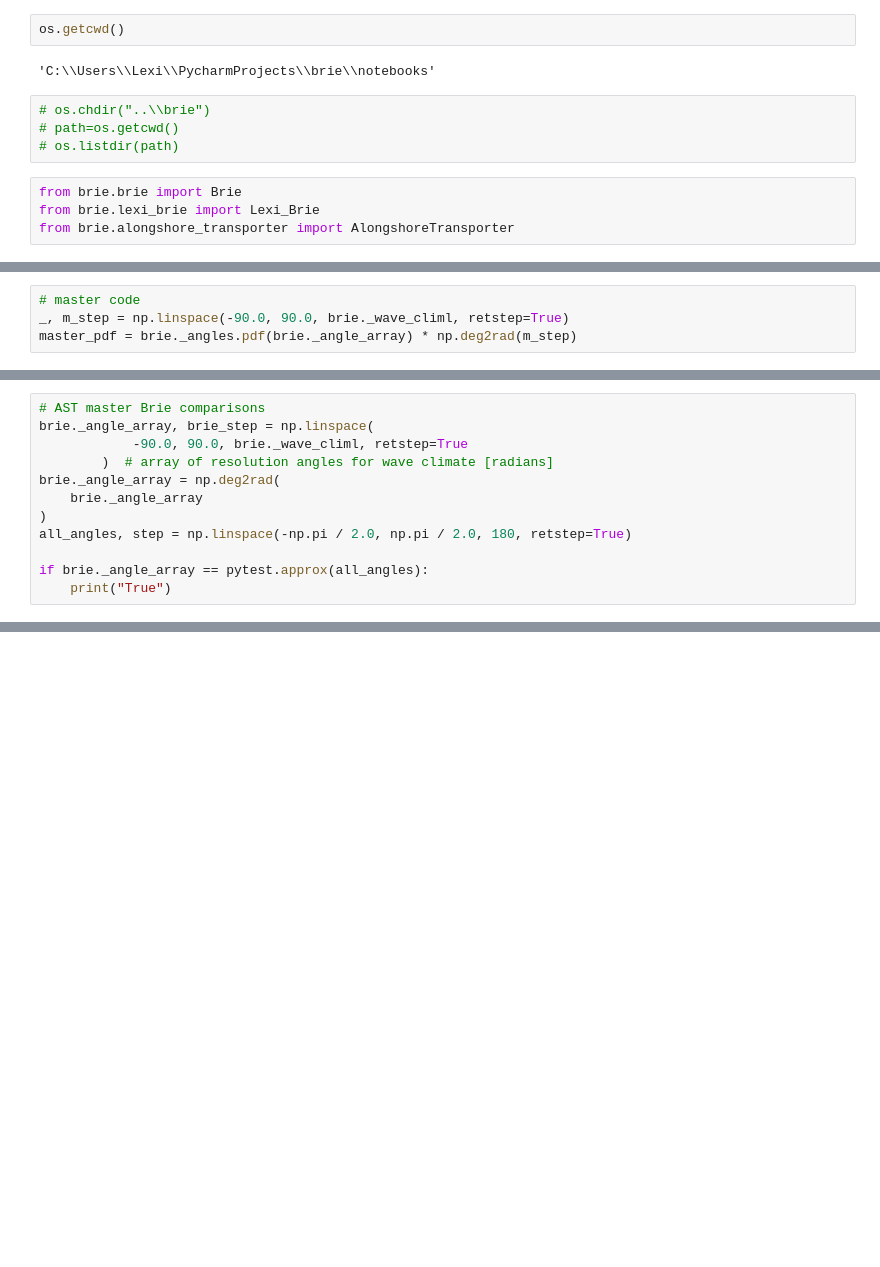
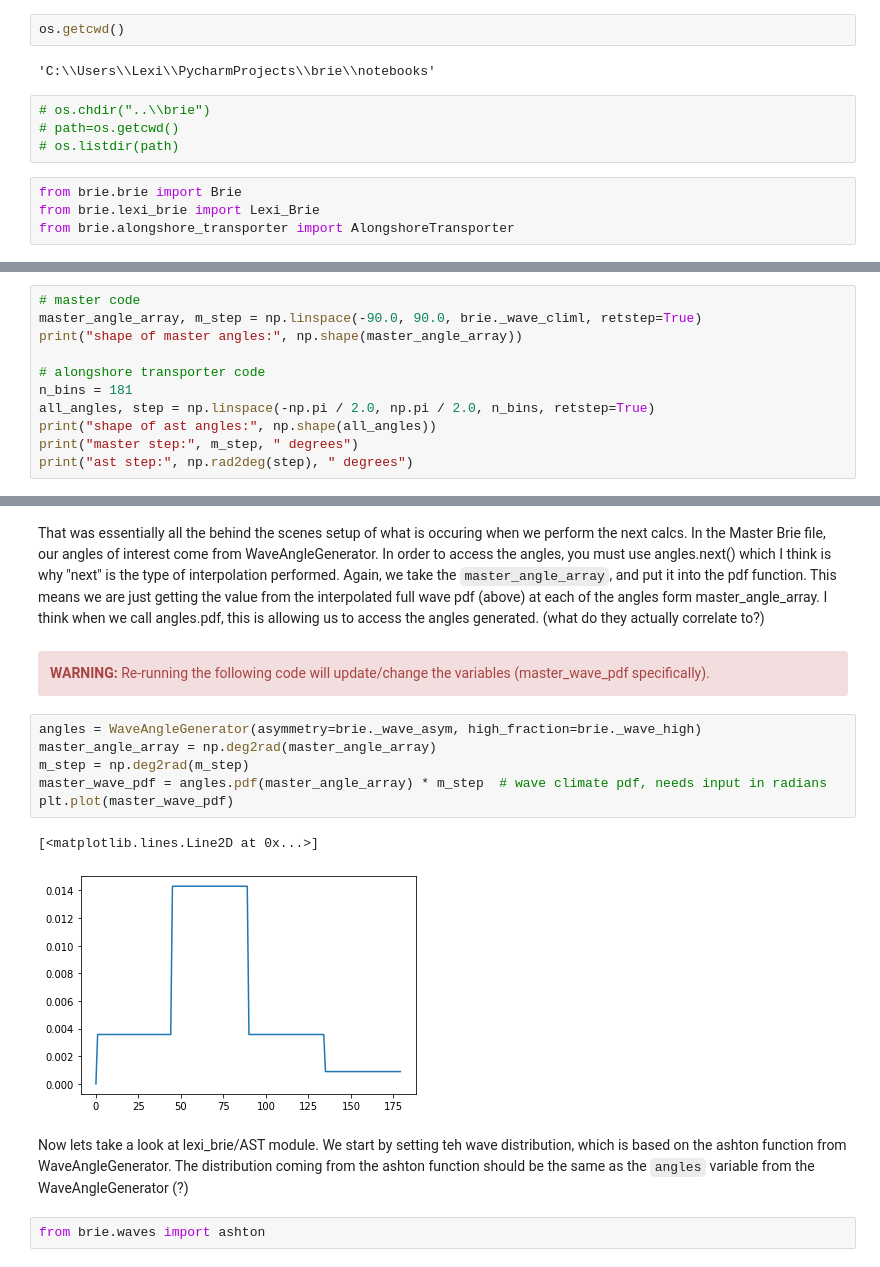
Before and after one commit to UNC-CECL/brie, a Jupyter notebook: notebooks/Lexi_AST_wavePDF.ipynb, the cells around one changed output, grey strips where cells are left out. Cells and saved outputs as stored; diff of their text form; blank space fills up the shorter version.

Commit message:
going through pdf functions in both. still need to go into ashton and wave angle generator

```diff
--- a/notebooks/Lexi_AST_wavePDF.ipynb
+++ b/notebooks/Lexi_AST_wavePDF.ipynb
@@ -27,4 +37,11 @@ transporter = AlongshoreTransporter(shoreline_x=xs,  wave_distribution=lexi_brie
 # %%
 # master code
-_, m_step = np.linspace(-90.0, 90.0, brie._wave_climl, retstep=True)
-master_pdf = brie._angles.pdf(brie._angle_array) * np.deg2rad(m_step)
+master_angle_array, m_step = np.linspace(-90.0, 90.0, brie._wave_climl, retstep=True)
+print("shape of master angles:", np.shape(master_angle_array))
+
+# alongshore transporter code
+n_bins = 181
+all_angles, step = np.linspace(-np.pi / 2.0, np.pi / 2.0, n_bins, retstep=True)
+print("shape of ast angles:", np.shape(all_angles))
+print("master step:", m_step, " degrees")
+print("ast step:", np.rad2deg(step), " degrees")
@@ -124,12 +71,0 @@ lexi_step: 1.0  degrees
-# %%
-# AST master Brie comparisons
-brie._angle_array, brie_step = np.linspace(
-            -90.0, 90.0, brie._wave_climl, retstep=True
-        )  # array of resolution angles for wave climate [radians]
-brie._angle_array = np.deg2rad(
-    brie._angle_array
-)
-all_angles, step = np.linspace(-np.pi / 2.0, np.pi / 2.0, 180, retstep=True)
-
-if brie._angle_array == pytest.approx(all_angles):
-    print("True")
@@ -138 +106,18 @@ True
+# %% [markdown]
+That was essentially all the behind the scenes setup of what is occuring when we perform the next calcs. In the Master Brie file, our angles of interest come from WaveAngleGenerator. In order to access the angles, you must use angles.next() which I think is why "next" is the type of interpolation performed. Again, we take the `master_angle_array`, and put it into the pdf function. This means we are just getting the value from the interpolated full wave pdf (above) at each of the angles form master_angle_array. I think when we call angles.pdf, this is allowing us to access the angles generated. (what do they actually correlate to?)
+# %% [markdown]
+<div class="alert alert-block alert-danger"><b>WARNING:</b> Re-running the following code will update/change the variables (master_wave_pdf specifically).</div>
+# %%
+angles = WaveAngleGenerator(asymmetry=brie._wave_asym, high_fraction=brie._wave_high)
+master_angle_array = np.deg2rad(master_angle_array)
+m_step = np.deg2rad(m_step)
+master_wave_pdf = angles.pdf(master_angle_array) * m_step  # wave climate pdf, needs input in radians
+plt.plot(master_wave_pdf)
+# %% [output]
+[<matplotlib.lines.Line2D at 0x...>]
+[figure, added]
+# %% [markdown]
+Now lets take a look at lexi_brie/AST module. We start by setting teh wave distribution, which is based on the ashton function from WaveAngleGenerator. The distribution coming from the ashton function should be the same as the `angles` variable from the WaveAngleGenerator (?)
+# %%
+from brie.waves import ashton
 # %%
```
Also changed, not shown: parts of 32 cells of this notebook.
